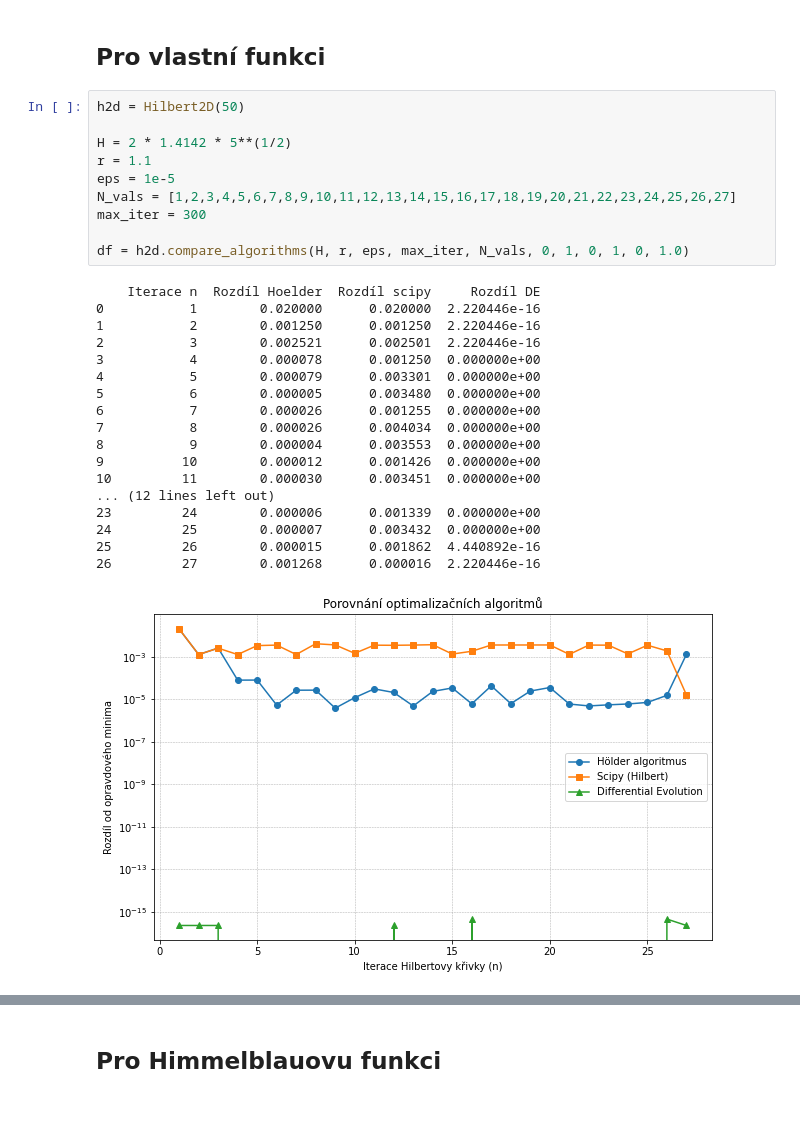
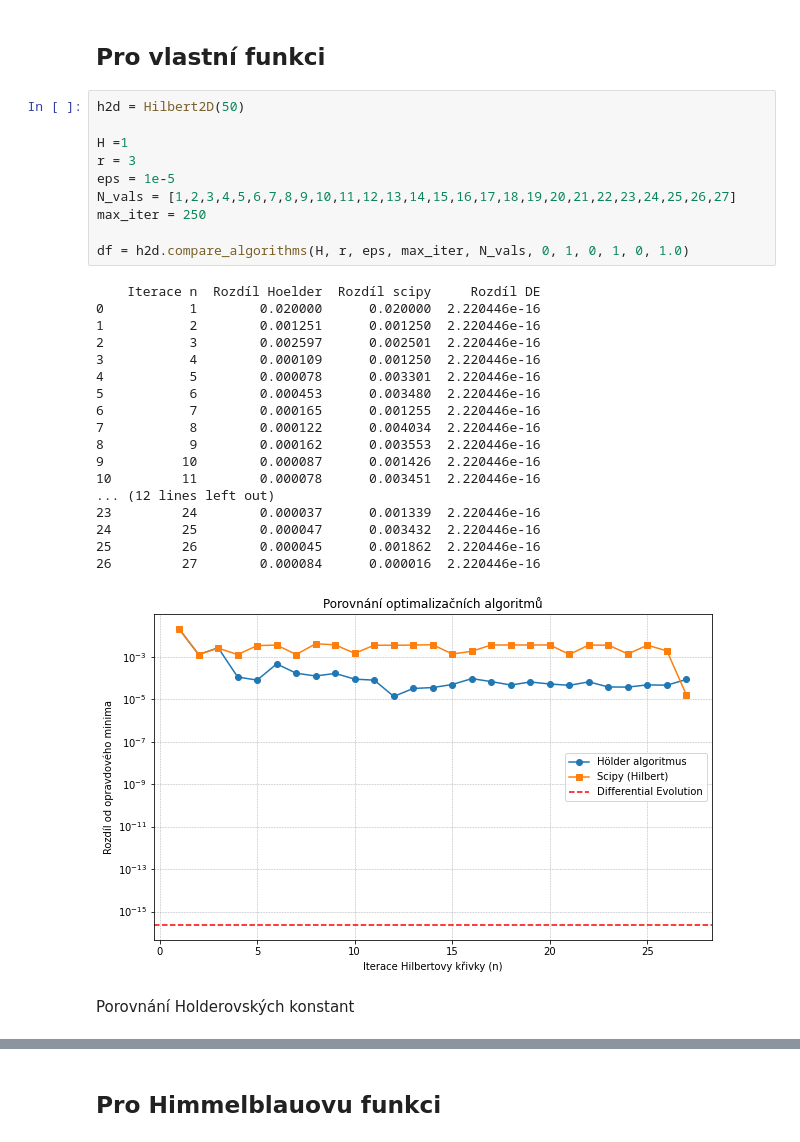
Before and after one commit to NIE0087/BP---prostor-vyplnujici-krivky, a Jupyter notebook: example.ipynb, the cells around one changed output, grey strips where cells are left out. Saved outputs shown, nothing was run; the diff lists cells and outputs as text; blank space fills up the shorter version.

```diff
--- a/example.ipynb
+++ b/example.ipynb
@@ -93,29 +101,31 @@ precision=  8  =>  t = 0.557208,  h(t) = (0.2968, 2.5781),  f = 1.383801
 # %%
 h2d = Hilbert2D(50)
 
-H = 2 * 1.4142 * 5**(1/2)
-r = 1.1
+H =1
+r = 3
 eps = 1e-5
 N_vals = [1,2,3,4,5,6,7,8,9,10,11,12,13,14,15,16,17,18,19,20,21,22,23,24,25,26,27]
-max_iter = 300
+max_iter = 250
 
 df = h2d.compare_algorithms(H, r, eps, max_iter, N_vals, 0, 1, 0, 1, 0, 1.0)
 # %% [output]
     Iterace n  Rozdíl Hoelder  Rozdíl scipy     Rozdíl DE
 0           1        0.020000      0.020000  2.220446e-16
-1           2        0.001250      0.001250  2.220446e-16
-2           3        0.002521      0.002501  2.220446e-16
-3           4        0.000078      0.001250  0.000000e+00
-4           5        0.000079      0.003301  0.000000e+00
-5           6        0.000005      0.003480  0.000000e+00
-6           7        0.000026      0.001255  0.000000e+00
-7           8        0.000026      0.004034  0.000000e+00
-8           9        0.000004      0.003553  0.000000e+00
-9          10        0.000012      0.001426  0.000000e+00
-10         11        0.000030      0.003451  0.000000e+00
+1           2        0.001251      0.001250  2.220446e-16
+2           3        0.002597      0.002501  2.220446e-16
+3           4        0.000109      0.001250  2.220446e-16
+4           5        0.000078      0.003301  2.220446e-16
+5           6        0.000453      0.003480  2.220446e-16
+6           7        0.000165      0.001255  2.220446e-16
+7           8        0.000122      0.004034  2.220446e-16
+8           9        0.000162      0.003553  2.220446e-16
+9          10        0.000087      0.001426  2.220446e-16
+10         11        0.000078      0.003451  2.220446e-16
 ... (12 lines left out)
-23         24        0.000006      0.001339  0.000000e+00
-24         25        0.000007      0.003432  0.000000e+00
-25         26        0.000015      0.001862  4.440892e-16
-26         27        0.001268      0.000016  2.220446e-16
+23         24        0.000037      0.001339  2.220446e-16
+24         25        0.000047      0.003432  2.220446e-16
+25         26        0.000045      0.001862  2.220446e-16
+26         27        0.000084      0.000016  2.220446e-16
-[figure, old version]
+[figure, new version]
+# %% [markdown]
+Porovnání Holderovských konstant
```
Also changed, not shown: parts of 10 cells of this notebook, 1 other file.
